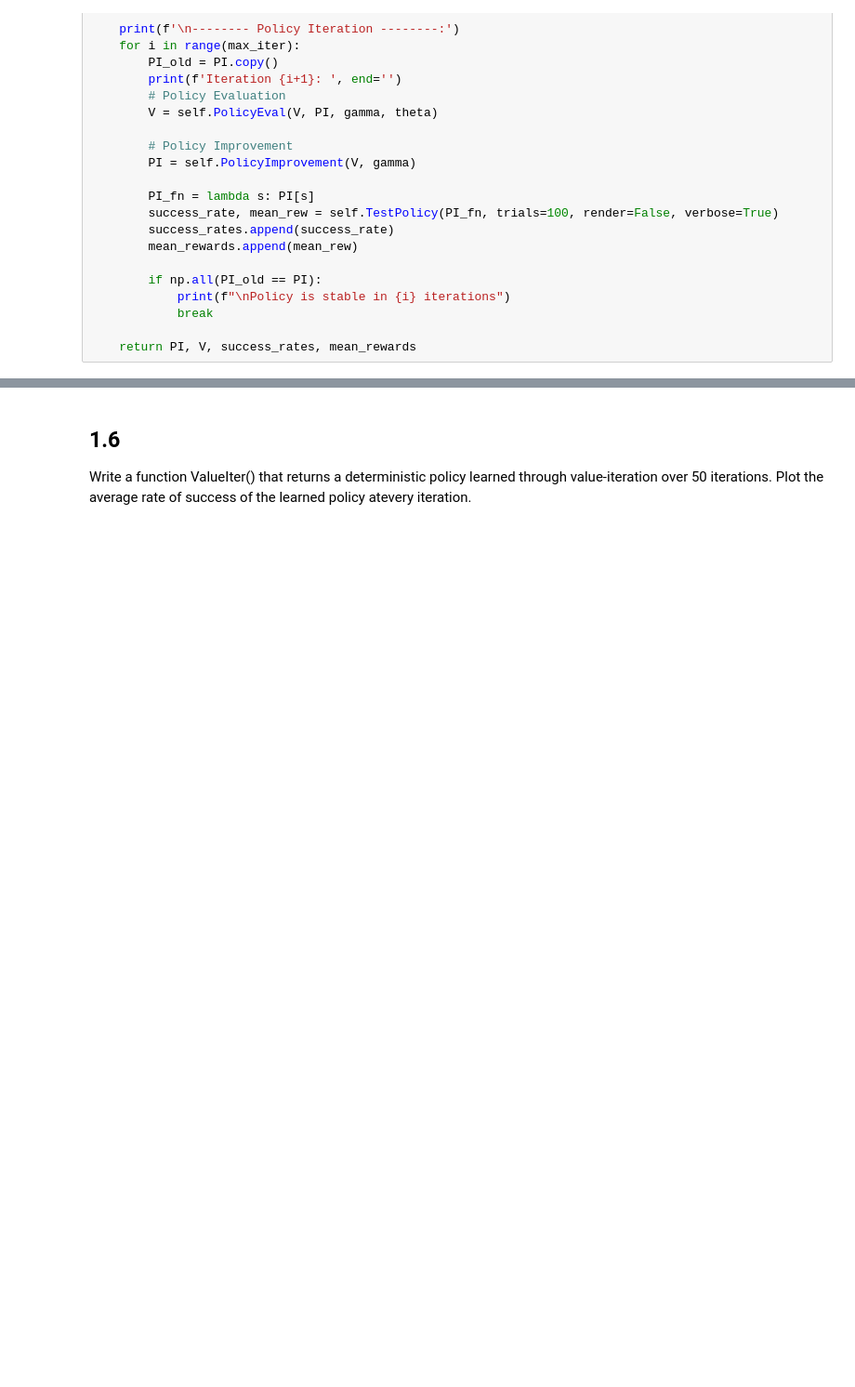
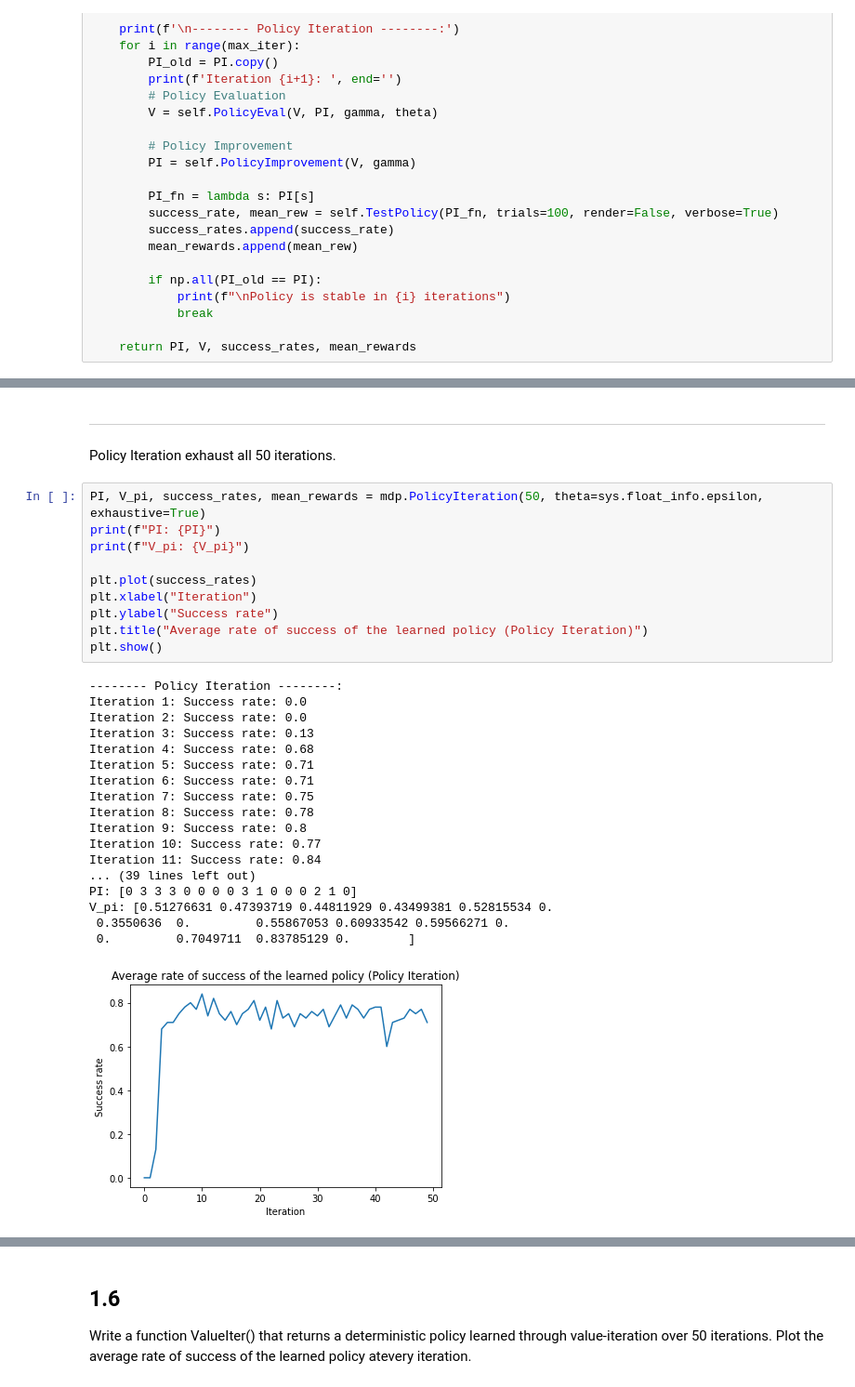
Before and after one commit to yifanwu2828/ECE276c, a Jupyter notebook: HW2/hw2_soln.ipynb, the cells around one changed output, grey strips where cells are left out. Shown: that part at 93% size. Drawn from its saved outputs; the diff is of its cells as text; blank space fills up the shorter version.

```diff
--- a/HW2/hw2_soln.ipynb
+++ b/HW2/hw2_soln.ipynb
@@ -358,0 +371,33 @@ V_pi: [0.5763029  0.53198255 0.50259427 0.48766523 0.59420851 0.
+# %% [markdown]
+---------------------------------------------------------------------------------
+# %% [markdown]
+Policy Iteration exhaust all 50 iterations.
+# %%
+PI, V_pi, success_rates, mean_rewards = mdp.PolicyIteration(50, theta=sys.float_info.epsilon, exhaustive=True)
+print(f"PI: {PI}")
+print(f"V_pi: {V_pi}")
+
+plt.plot(success_rates)
+plt.xlabel("Iteration")
+plt.ylabel("Success rate")
+plt.title("Average rate of success of the learned policy (Policy Iteration)")
+plt.show()
+# %% [output]
+-------- Policy Iteration --------:
+Iteration 1: Success rate: 0.0
+Iteration 2: Success rate: 0.0
+Iteration 3: Success rate: 0.13
+Iteration 4: Success rate: 0.68
+Iteration 5: Success rate: 0.71
+Iteration 6: Success rate: 0.71
+Iteration 7: Success rate: 0.75
+Iteration 8: Success rate: 0.78
+Iteration 9: Success rate: 0.8
+Iteration 10: Success rate: 0.77
+Iteration 11: Success rate: 0.84
+... (39 lines left out)
+PI: [0 3 3 3 0 0 0 0 3 1 0 0 0 2 1 0]
+V_pi: [0.51276631 0.47393719 0.44811929 0.43499381 0.52815534 0.
+ 0.3550636  0.         0.55867053 0.60933542 0.59566271 0.
+ 0.         0.7049711  0.83785129 0.        ]
+[figure, added]
```
Also changed, not shown: parts of 18 cells of this notebook, 4 other files.
